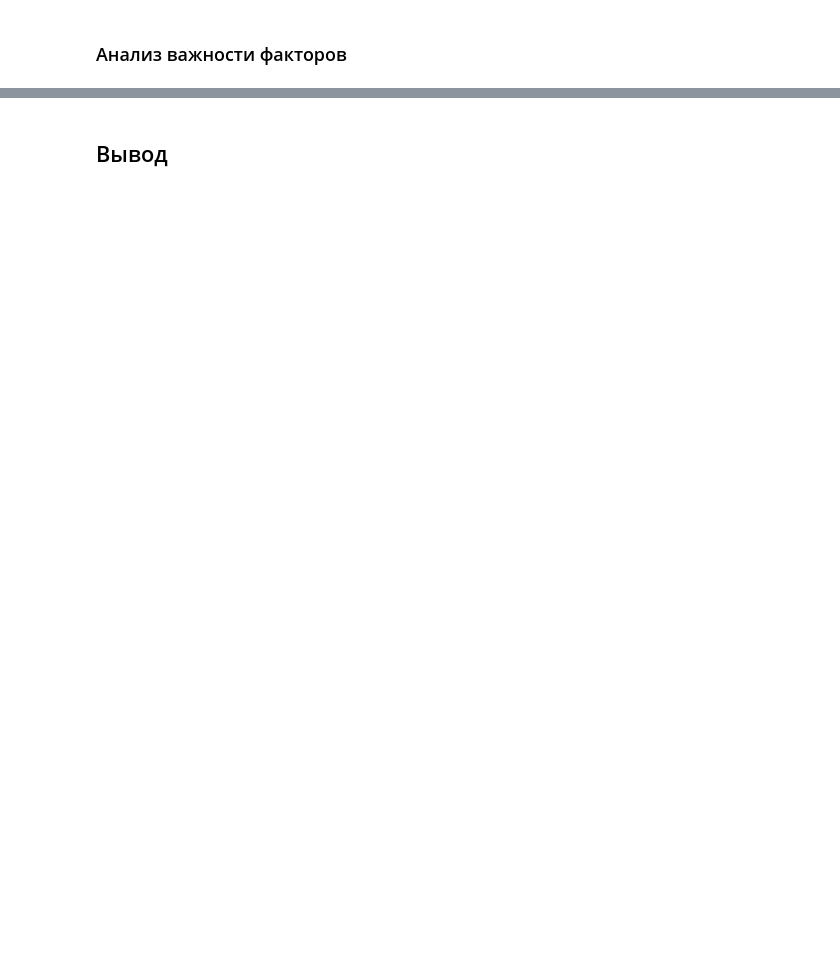
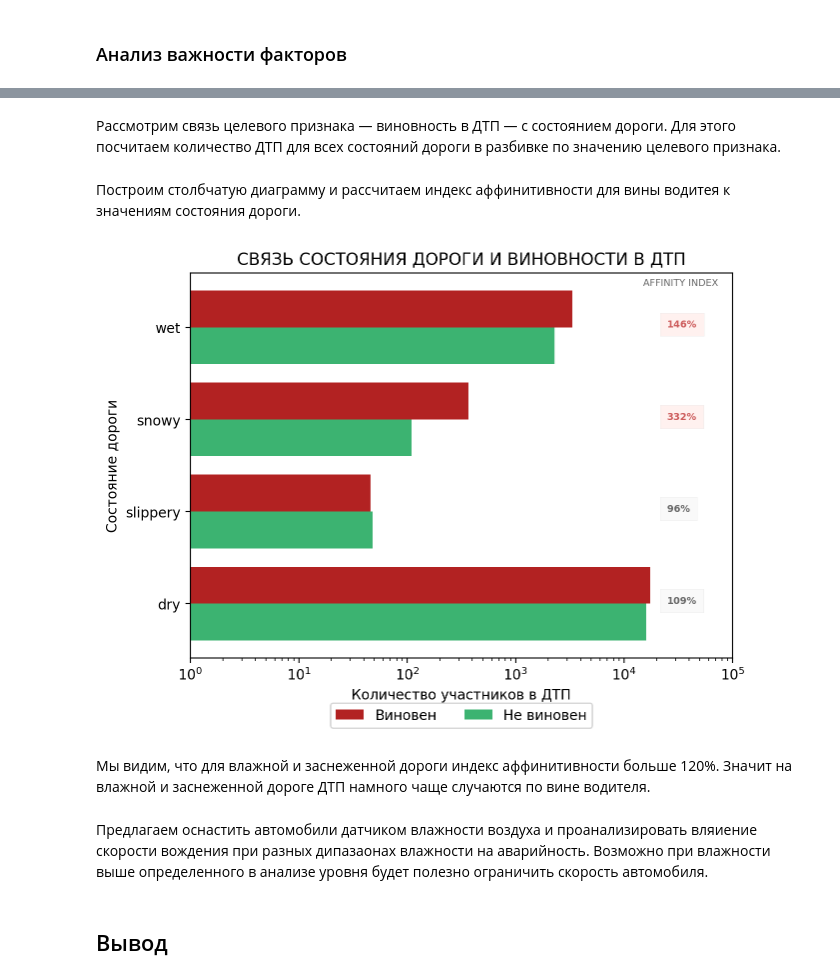
Before and after one commit to dimdasci/yp15-motor-vehicle-collisions, a Jupyter notebook: notebooks/yp15-motor-vehicle-collisions.ipynb, the cells around one changed output, grey strips where cells are left out. Drawn from its saved outputs; the diff is of its cells as text; code cells hidden in the pictures; blank space fills up the shorter version.

```diff
--- a/notebooks/yp15-motor-vehicle-collisions.ipynb
+++ b/notebooks/yp15-motor-vehicle-collisions.ipynb
@@ -1551,3 +1534,70 @@ VEHICLE_TRANSMISSION
+# %% [markdown]
+Рассмотрим связь целевого признака — виновность в ДТП — с состоянием дороги. Для этого посчитаем количество ДТП для всех состояний дороги в разбивке по значению целевого признака.
+# %%
+_data = (df[["road_surface", "at_fault"]]
+ .groupby("road_surface")
+ .aggregate(["sum", "count"])
+ .assign(not_fault=lambda x: x["at_fault", "count"] - x["at_fault", "sum"] )
+).drop(("at_fault", "count"), axis=1).reset_index()
+_data.columns = ["road_surface", "at_fault_number", "not_fault_number"]
+# %% [markdown]
+Построим столбчатую диаграмму и рассчитаем индекс аффинитивности для вины водитея к значениям состояния дороги.
+# %%
+y = np.arange(0, _data.shape[0])
+fig = plt.figure(figsize=(7, 5))
+plt.barh(y + .2,
+         width=_data.at_fault_number,
+         height=.4,
+         label="Виновен",
+         color="firebrick")
+plt.barh(y - .2,
+         width=_data.not_fault_number,
+         height=.4,
+         label="Не виновен",
+         color="mediumseagreen")
+
+for i, r in _data.iterrows():
+    ai = 100 * r["at_fault_number"] / r["not_fault_number"]
+    if ai < 80 or ai > 120:
+        facecolor = "mistyrose"
+        fontcolor = "indianred"
+    else:
+        facecolor = "whitesmoke"
+        fontcolor = "dimgrey"
+
+    plt.text(.25e5,
+             i,
+             f"{ai:.0f}%",
+             fontsize="x-small",
+             horizontalalignment="left",
+             color=fontcolor,
+             fontweight="bold",
+             bbox={
+                 'facecolor': facecolor,
+                 'pad': 5,
+                 'alpha': .5,
+                 'edgecolor': 'lightgrey',
+                 'lw': .25
+             })
+plt.yticks(y, _data.road_surface)
+plt.ylabel("Состояние дороги")
+plt.xscale("log")
+plt.xlim(1, 1e5)
+plt.xlabel("Количество участников в ДТП")
+plt.text(.15e5,
+          3.45,
+         "Affinity Index".upper(),
+         fontsize="x-small",
+         color="dimgrey")
+plt.title("Связь состояния дороги и виновности в ДТП".upper())
+plt.legend(loc="lower center", bbox_to_anchor=(0.5, -0.2), ncol=2)
+plt.show()
+# %% [output]
+[figure, added]
+# %% [markdown]
+Мы видим, что для влажной и заснеженной дороги индекс аффинитивности больше 120%. Значит на влажной и заснеженной дороге ДТП намного чаще случаются по вине водителя.
+# %% [markdown]
+Предлагаем оснастить автомобили датчиком влажности воздуха и проанализировать вляиение скорости вождения при разных дипазаонах влажности на аварийность. Возможно при влажности выше определенного в анализе уровня будет полезно ограничить скорость автомобиля.
 # %% [markdown]
 ## Вывод
 # %% [markdown]
```
Also changed, not shown: parts of 27 cells of this notebook.
